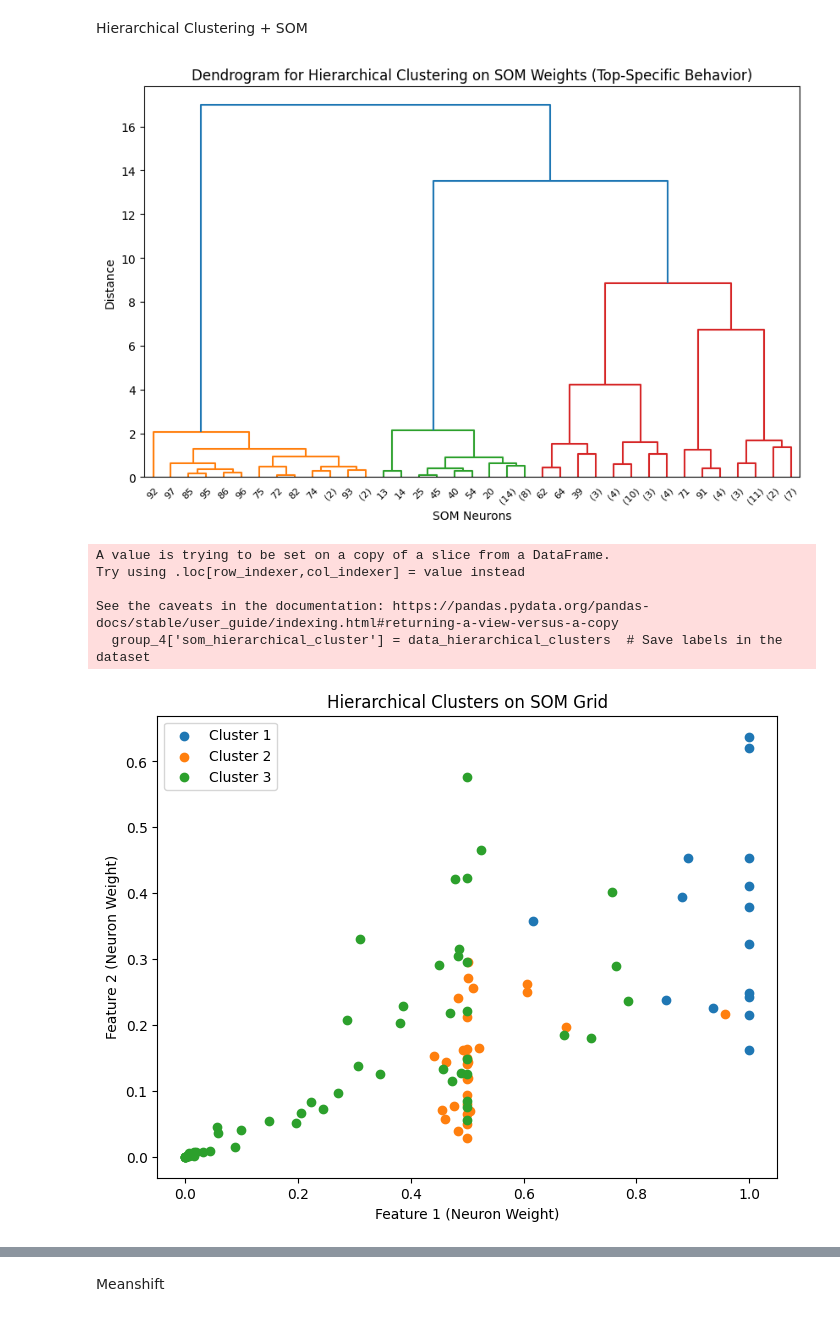
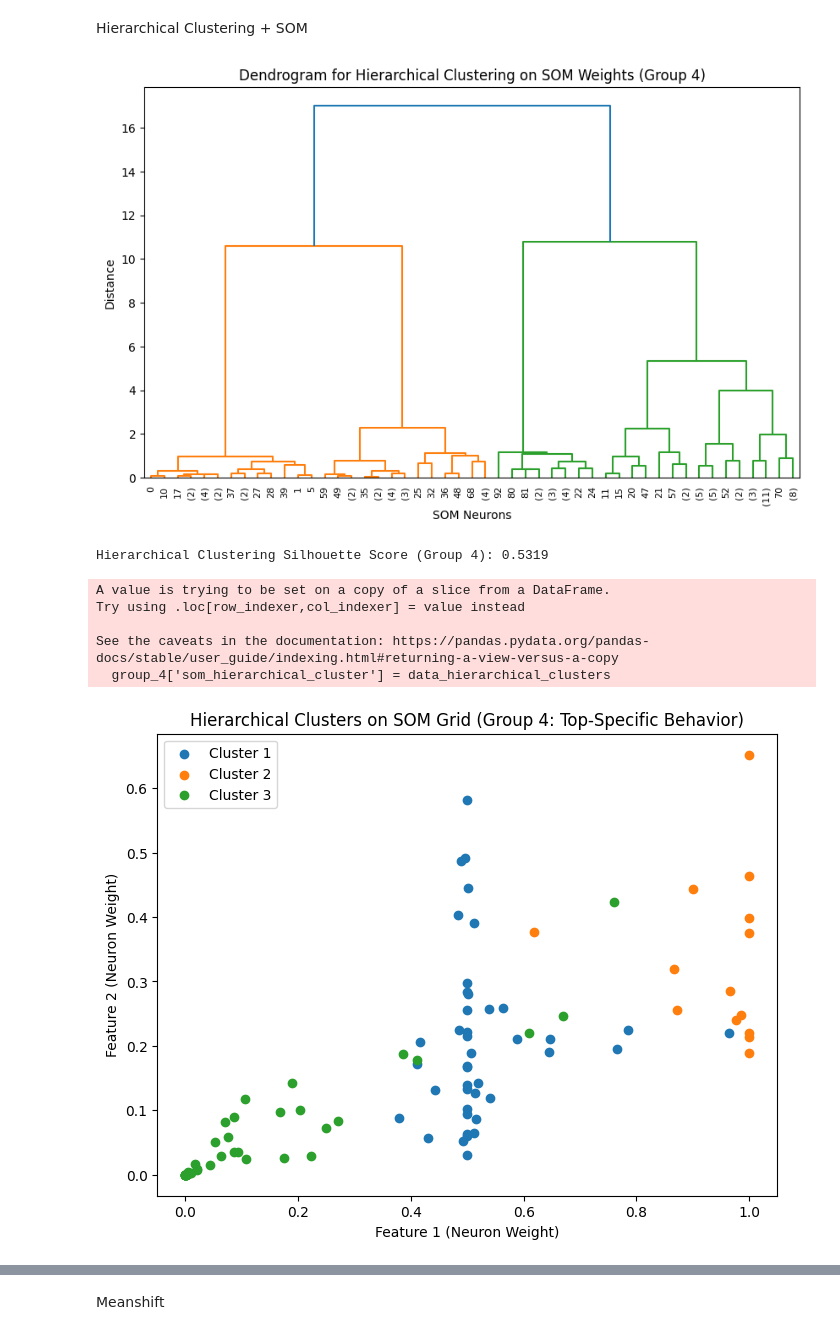
Before and after one commit to gugaaa1904/Data_Mining, a Jupyter notebook: Group 51 Clustering.ipynb, the cells around one changed output, grey strips where cells are left out. Saved outputs shown, nothing was run; the diff lists cells and outputs as text; code cells hidden in the pictures.

```diff
--- a/Group 51 Clustering.ipynb
+++ b/Group 51 Clustering.ipynb
@@ -1123,6 +1379,10 @@ Group 3 (Order Timing & Patterns) - Number of clusters identified by MeanShift:
 # %% [markdown]
 DBSCAN
 # %%
+# Define DBSCAN parameters
+eps = 0.5
+min_samples = 5
+
 # Apply DBSCAN
 dbscan = DBSCAN(eps=eps, min_samples=min_samples)
 group_3['dbscan_cluster'] = dbscan.fit_predict(group_3)
@@ -1130,6 +1390,14 @@ group_3['dbscan_cluster'] = dbscan.fit_predict(group_3)
 # Count clusters (excluding noise)
 n_clusters = len(np.unique(group_3['dbscan_cluster'])) - (1 if -1 in group_3['dbscan_cluster'] else 0)
 print(f"Group 3 (Order Timing & Patterns) - Number of clusters identified by DBSCAN: {n_clusters}")
+
+# Silhouette Score (excluding noise points)
+if n_clusters > 1:
+    dbscan_silhouette = silhouette_score(group_3[group_3['dbscan_cluster'] != -1],
+                                         group_3[group_3['dbscan_cluster'] != -1]['dbscan_cluster'])
+    print(f"DBSCAN Silhouette Score (Group 3): {dbscan_silhouette:.4f}")
+else:
+    print("DBSCAN clustering resulted in a single cluster or only noise; silhouette score cannot be calculated.")
 
 # Plot DBSCAN clusters
 plt.figure(figsize=(8, 6))
@@ -1342,74 +1708,61 @@ som_cluster
 # %% [markdown]
 Hierarchical Clustering + SOM
 # %%
-from scipy.cluster.hierarchy import dendrogram, linkage, fcluster
-from minisom import MiniSom
-import numpy as np
-import matplotlib.pyplot as plt
-
-# Step 1: Train the SOM
-som_grid_x = 10  # Grid size
-som_grid_y = 10
-learning_rate = 0.5
-sigma = 1.0
-
-# Initialize and train the SOM
+# Steps remain the same as Group 2; replace group_2 with group_4
 som = MiniSom(x=som_grid_x, y=som_grid_y, input_len=group_4.shape[1], sigma=sigma, learning_rate=learning_rate)
 som.random_weights_init(group_4.values)
 som.train_random(group_4.values, 1000)
 
-# Step 2: Extract SOM neuron weights
 som_weights = som.get_weights().reshape(som_grid_x * som_grid_y, group_4.shape[1])
 
-# Step 3: Apply Hierarchical Clustering on SOM weights
 linkage_matrix = linkage(som_weights, method='ward')
 
-# Plot the dendrogram to visualize hierarchical clustering
 plt.figure(figsize=(10, 6))
 dendrogram(linkage_matrix, truncate_mode="level", p=5)
-plt.title("Dendrogram for Hierarchical Clustering on SOM Weights (Top-Specific Behavior)")
+plt.title("Dendrogram for Hierarchical Clustering on SOM Weights (Group 4)")
 plt.xlabel("SOM Neurons")
 plt.ylabel("Distance")
 plt.show()
 
-# Step 4: Extract the cluster labels for optimal k
-optimal_k = 3  # You can adjust this based on the dendrogram
+optimal_k = 3
 hierarchical_labels = fcluster(linkage_matrix, optimal_k, criterion='maxclust')
 
-# Map data points to hierarchical clusters using BMUs
+if len(np.unique(hierarchical_labels)) > 1:
+    hierarchical_silhouette = silhouette_score(som_weights, hierarchical_labels)
+    print(f"Hierarchical Clustering Silhouette Score (Group 4): {hierarchical_silhouette:.4f}")
+else:
+    print("Hierarchical clustering resulted in a single cluster; silhouette score cannot be calculated.")
+
 data_hierarchical_clusters = []
 for row in group_4.values:
-    # Find the BMU (Best Matching Unit) for each data point
     winner_coords = som.winner(row)
     winner_index = winner_coords[0] * som_grid_y + winner_coords[1]
     data_hierarchical_clusters.append(hierarchical_labels[winner_index])
 
-# Add hierarchical cluster labels to the dataset
-group_4['som_hierarchical_cluster'] = data_hierarchical_clusters  # Save labels in the dataset
+group_4['som_hierarchical_cluster'] = data_hierarchical_clusters
 
-# Step 5: Visualize the clusters on the SOM grid
 plt.figure(figsize=(8, 6))
 for i in np.unique(hierarchical_labels):
     plt.scatter(
         som_weights[hierarchical_labels == i, 0],
         som_weights[hierarchical_labels == i, 1],
         label=f'Cluster {i}'
     )
-plt.title("Hierarchical Clusters on SOM Grid")
+plt.title("Hierarchical Clusters on SOM Grid (Group 4: Top-Specific Behavior)")
 plt.xlabel("Feature 1 (Neuron Weight)")
 plt.ylabel("Feature 2 (Neuron Weight)")
 plt.legend()
 plt.show()
 
-# Step 6: Summarize Cluster Characteristics
 hierarchical_summary = group_4.groupby('som_hierarchical_cluster').mean()
-print("Cluster Summary (SOM + Hierarchical Clustering):")
+print("Cluster Summary (Group 4: Top-Specific Behavior):")
 print(hierarchical_summary)
 # %% [output]
-[figure, old version]
+[figure, new version]
-A value is trying to be set on a copy of a slice from a DataFrame.
-Try using .loc[row_indexer,col_indexer] = value instead
-
-See the caveats in the documentation: https://pandas.pydata.org/pandas-docs/stable/user_guide/indexing.html#returning-a-view-versus-a-copy
-  group_4['som_hierarchical_cluster'] = data_hierarchical_clusters  # Save labels in the dataset
+Hierarchical Clustering Silhouette Score (Group 4): 0.5319
+A value is trying to be set on a copy of a slice from a DataFrame.
+Try using .loc[row_indexer,col_indexer] = value instead
+
+See the caveats in the documentation: https://pandas.pydata.org/pandas-docs/stable/user_guide/indexing.html#returning-a-view-versus-a-copy
+  group_4['som_hierarchical_cluster'] = data_hierarchical_clusters
-[figure, old version]
+[figure, new version]
```
Also changed, not shown: parts of 33 cells of this notebook.
